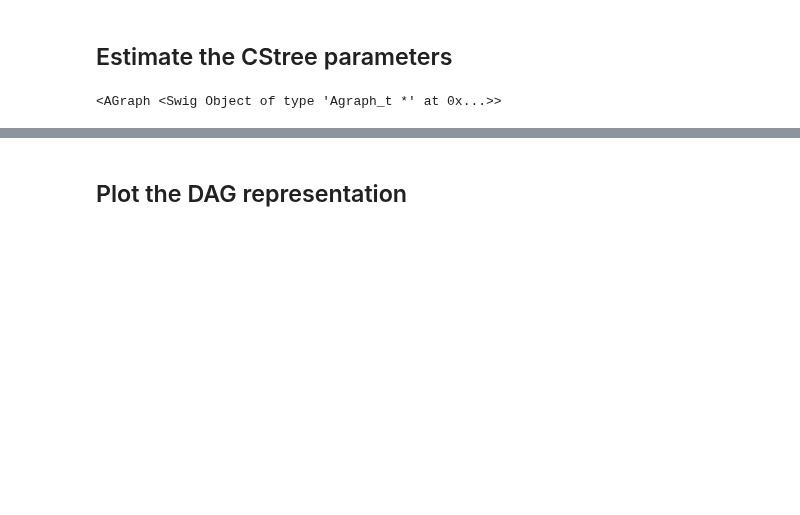
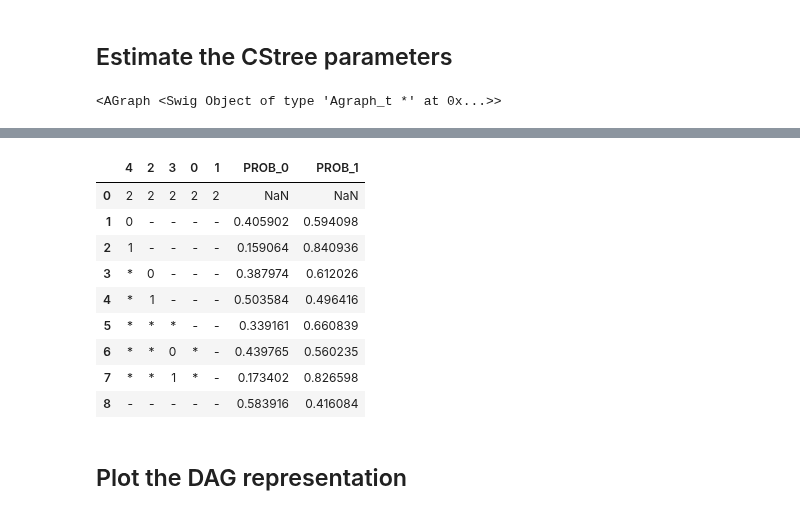
Before and after one commit to felixleopoldo/cstrees, a Jupyter notebook: src/learn_demo_gibbs.ipynb, the cells around one changed output, grey strips where cells are left out. Cells and saved outputs as stored; diff of their text form; code cells hidden in the pictures; blank space fills up the shorter version.

```diff
--- a/src/learn_demo_gibbs.ipynb
+++ b/src/learn_demo_gibbs.ipynb
@@ -264,7 +271,18 @@ for k,v in opttree.stages.items():
 [{0, 1}, {0, 1}, 1, {0, 1}]; probs: [0.17340225563909775, 0.8265977443609023]; color: blueviolet
 []; probs: [0.583916083916084, 0.4160839160839161]; color: black
 # %%
-opttree.to_df()
+opttree.to_df(write_probs=True)
+# %% [output]
+|  | 4 | 2 | 3 | 0 | 1 | PROB_0 | PROB_1 |
+| 0 | 2 | 2 | 2 | 2 | 2 | NaN | NaN |
+| 1 | 0 | - | - | - | - | 0.405902 | 0.594098 |
+| 2 | 1 | - | - | - | - | 0.159064 | 0.840936 |
+| 3 | * | 0 | - | - | - | 0.387974 | 0.612026 |
+| 4 | * | 1 | - | - | - | 0.503584 | 0.496416 |
+| 5 | * | * | * | - | - | 0.339161 | 0.660839 |
+| 6 | * | * | 0 | * | - | 0.439765 | 0.560235 |
+| 7 | * | * | 1 | * | - | 0.173402 | 0.826598 |
+| 8 | - | - | - | - | - | 0.583916 | 0.416084 |
 # %% [markdown]
 ## Plot the DAG representation
 # %%
```
Also changed, not shown: parts of 12 cells of this notebook, 6 other files.
